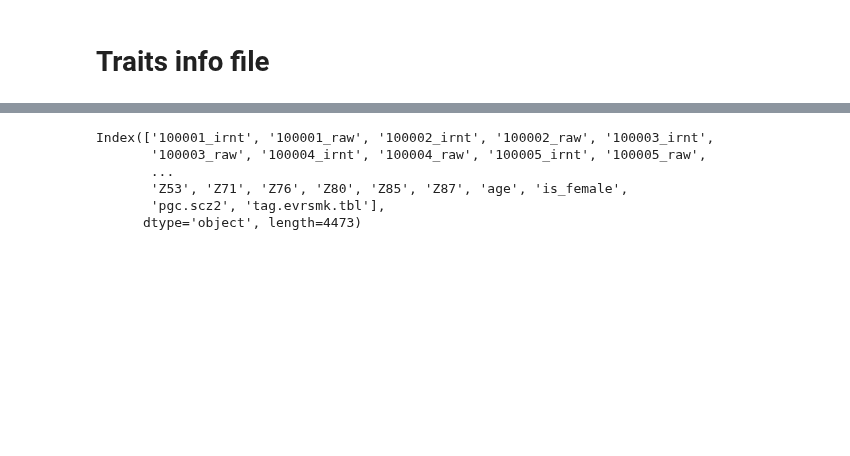
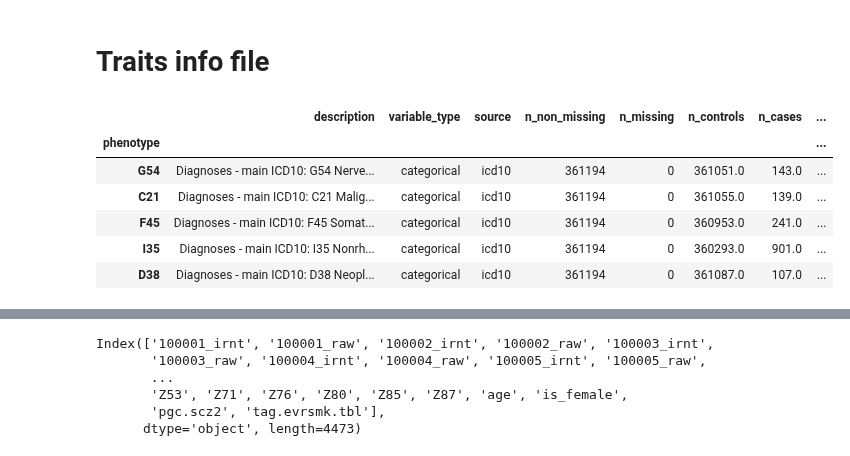
Before and after one commit to hakyimlab/phenomexcan, a Jupyter notebook: scripts/100_postprocessing/20_traits_and_genes_info_files.ipynb, the cells around one changed output, grey strips where cells are left out. Cells and saved outputs as stored; diff of their text form; code cells hidden in the pictures; blank space fills up the shorter version.

```diff
--- a/scripts/100_postprocessing/20_traits_and_genes_info_files.ipynb
+++ b/scripts/100_postprocessing/20_traits_and_genes_info_files.ipynb
@@ -13,2 +53,12 @@ import metadata
 # %% [markdown]
 # Traits info file
+# %%
+metadata.RAPID_GWAS_PHENO_INFO.head()
+# %% [output]
+|  | description | variable_type | source | n_non_missing | n_missing | n_controls | n_cases | ... |
+| phenotype |  |  |  |  |  |  |  | ... |
+| G54 | Diagnoses - main ICD10: G54 Nerve... | categorical | icd10 | 361194 | 0 | 361051.0 | 143.0 | ... |
+| C21 | Diagnoses - main ICD10: C21 Malig... | categorical | icd10 | 361194 | 0 | 361055.0 | 139.0 | ... |
+| F45 | Diagnoses - main ICD10: F45 Somat... | categorical | icd10 | 361194 | 0 | 360953.0 | 241.0 | ... |
+| I35 | Diagnoses - main ICD10: I35 Nonrh... | categorical | icd10 | 361194 | 0 | 360293.0 | 901.0 | ... |
+| D38 | Diagnoses - main ICD10: D38 Neopl... | categorical | icd10 | 361194 | 0 | 361087.0 | 107.0 | ... |
```
Also changed, not shown: parts of 28 cells of this notebook, 1 other file.
